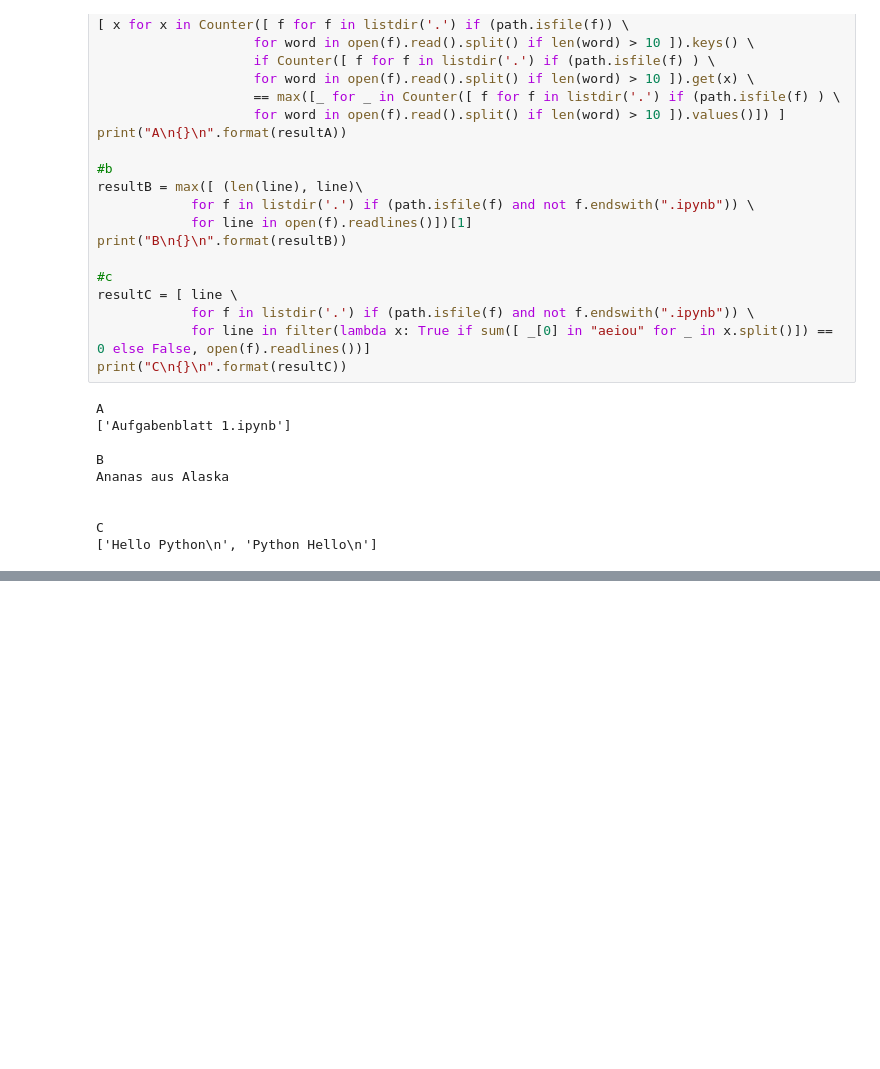
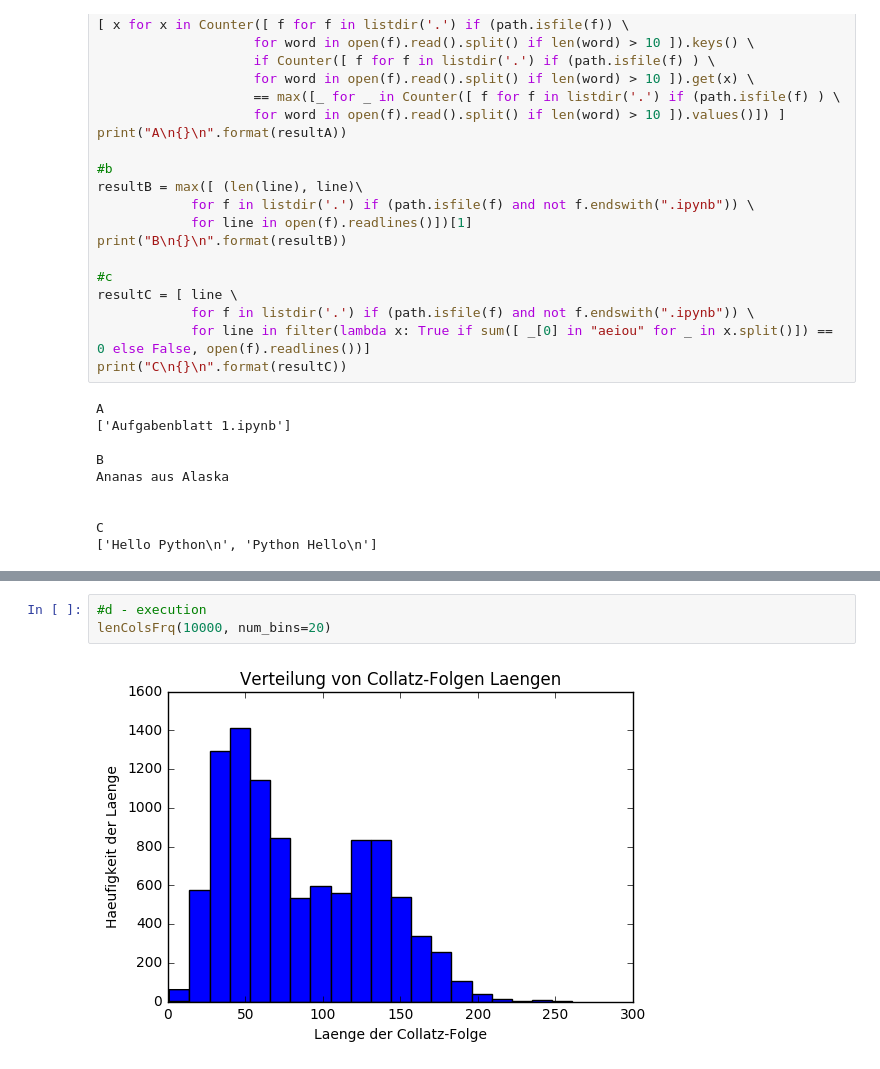
Before and after one commit to jgoerner/Programming-for-DataScience, a Jupyter notebook: Aufgabenblatt 1.ipynb, the cells around one changed output, grey strips where cells are left out. Saved outputs shown, nothing was run; the diff lists cells and outputs as text; blank space fills up the shorter version.

```diff
--- a/Aufgabenblatt 1.ipynb
+++ b/Aufgabenblatt 1.ipynb
@@ -280,0 +340,5 @@ C
+# %%
+#d - execution
+lenColsFrq(10000, num_bins=20)
+# %% [output]
+[figure, added]
```
Also changed, not shown: parts of 3 cells of this notebook.
